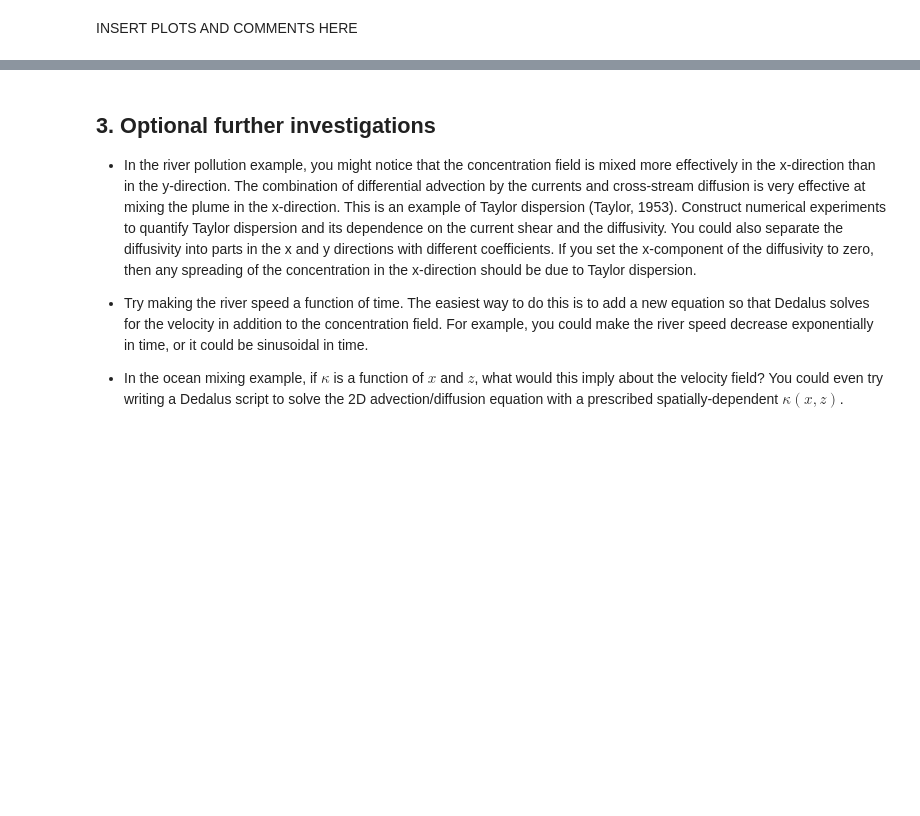
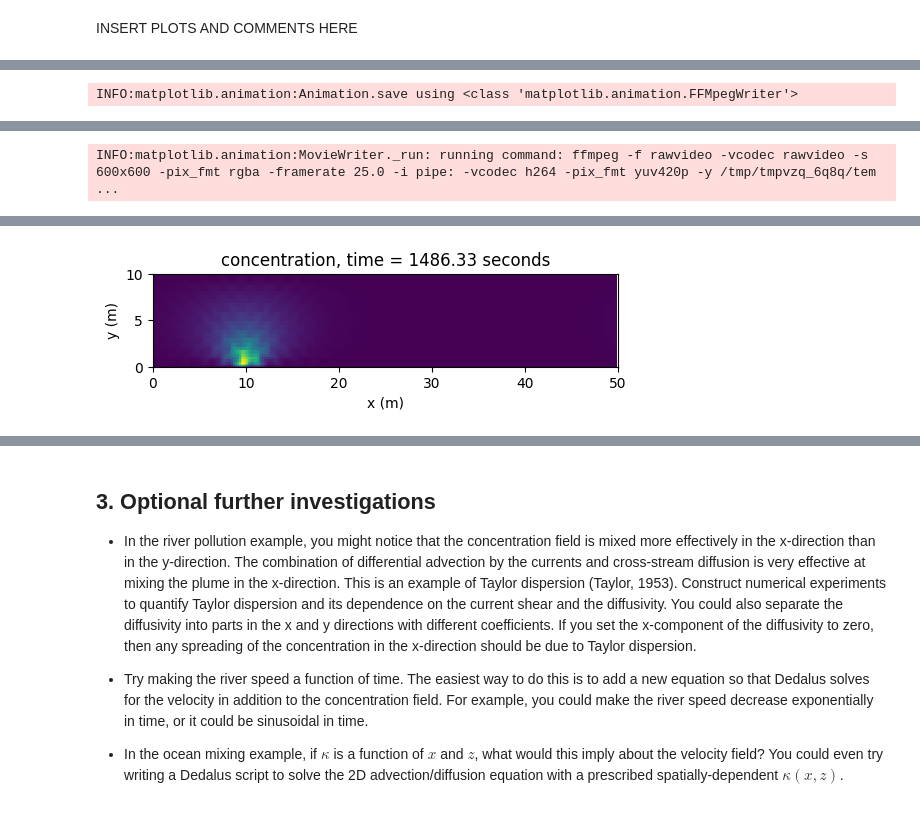
Before and after one commit to meganlouiseedwards/QCES, a Jupyter notebook: Project2_transport.ipynb, the cells around one changed output, grey strips where cells are left out. Saved outputs shown, nothing was run; the diff lists cells and outputs as text; code cells hidden in the pictures; blank space fills up the shorter version.

Commit message:
turbulent diffusion plot working

```diff
--- a/Project2_transport.ipynb
+++ b/Project2_transport.ipynb
@@ -715,0 +836,29 @@ INSERT PLOTS AND COMMENTS HERE
+# %%
+# create a figure and axes
+fig = plt.figure(figsize=(6,6))
+
+# Create arrays with the latitude and longitude coordinates for plotting using pcolor
+from dedalus.extras import plot_tools
+(X, Y) = plot_tools.quad_mesh(np.squeeze(x), np.squeeze(y))
+
+# Define an animation function
+def drawframe(n):
+    plt.clf()
+    concentration = plt.pcolor(X, Y, c_save[n,:,:].T)
+    # Specify the axis limits and labels
+    plt.axis('square')
+    plt.xlim(0, L)
+    plt.ylim(0, w)
+    plt.xlabel('x (m)')
+    plt.ylabel('y (m)')
+    plt.title('concentration, time = {0:.2f} seconds'.format(t_save[n]))
+    return (concentration,)
+
+from matplotlib import animation
+# blit=True re-draws only the parts that have changed.
+anim = animation.FuncAnimation(fig, drawframe, frames=len(t_save), interval=40, blit=True)
+
+from IPython.display import HTML
+HTML(anim.to_html5_video())
+# %% [output]
+INFO:matplotlib.animation:Animation.save using <class 'matplotlib.animation.FFMpegWriter'>
@@ -715,0 +866 @@ INSERT PLOTS AND COMMENTS HERE
+INFO:matplotlib.animation:MovieWriter._run: running command: ffmpeg -f rawvideo -vcodec rawvideo -s 600x600 -pix_fmt rgba -framerate 25.0 -i pipe: -vcodec h264 -pix_fmt yuv420p -y /tmp/tmpvzq_6q8q/tem ...
@@ -715,0 +869 @@ INSERT PLOTS AND COMMENTS HERE
+[figure, added]
```
Also changed, not shown: parts of 13 cells of this notebook.
